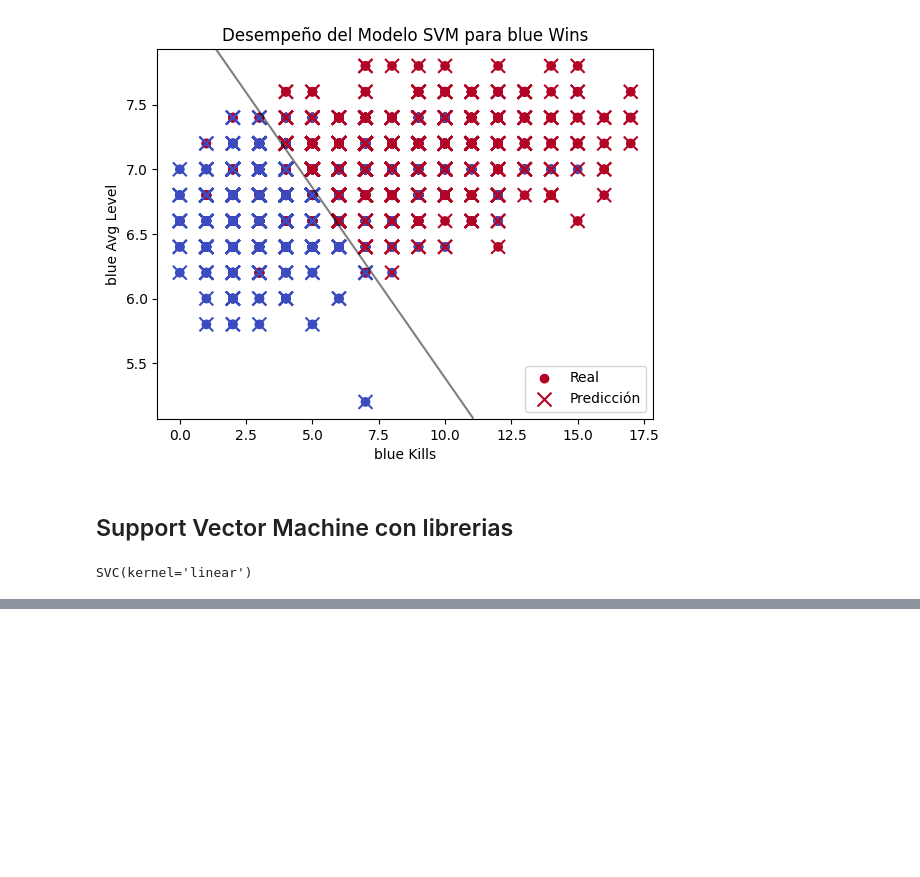
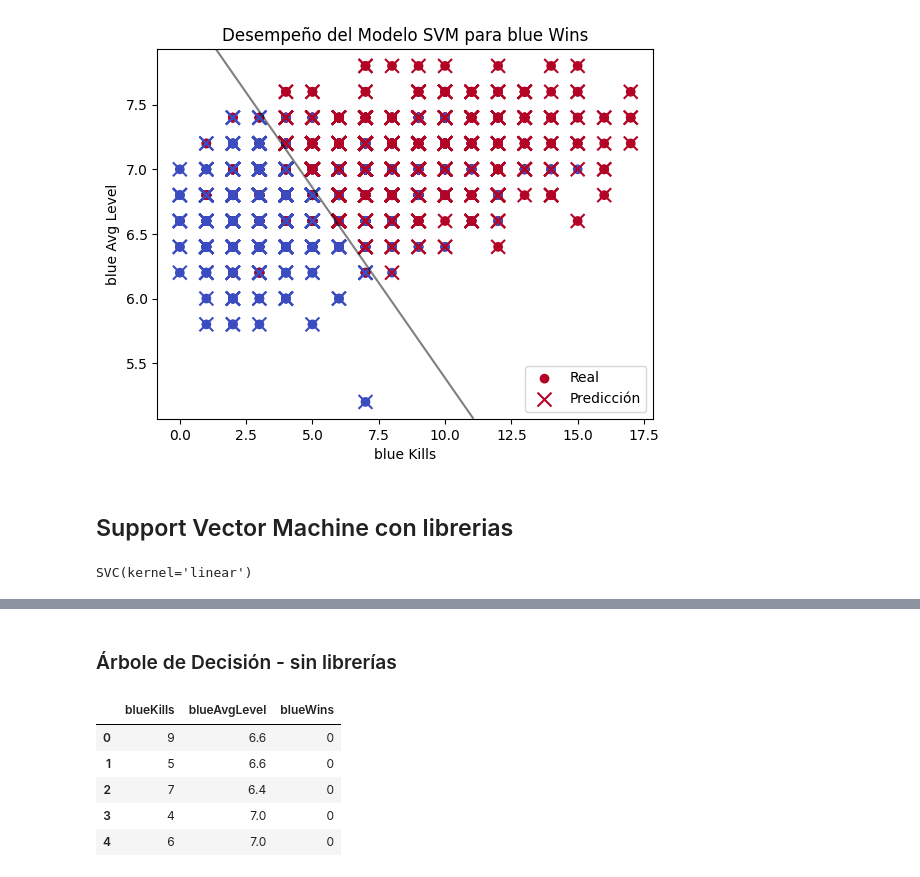
Before and after one commit to jazurdia/Lab02-IA, a Jupyter notebook: Lab02.ipynb, the cells around one changed output, grey strips where cells are left out. Saved outputs shown, nothing was run; the diff lists cells and outputs as text; code cells hidden in the pictures; blank space fills up the shorter version.

```diff
--- a/Lab02.ipynb
+++ b/Lab02.ipynb
@@ -1043,0 +741,2 @@ Index(['blueWardsPlaced', 'blueWardsDestroyed', 'blueFirstBlood', 'blueKills',
+# %% [markdown]
+### Árbole de Decisión - sin librerías
@@ -1043,0 +752,13 @@ Index(['blueWardsPlaced', 'blueWardsDestroyed', 'blueFirstBlood', 'blueKills',
+# %%
+dataset = pd.read_csv("league_of_lol.csv")
+
+# insert on a dataframe called pd the following columns: blueKills', 'blueAvgLevel', 'blueWins'
+pd = dataset[['blueKills', 'blueAvgLevel', 'blueWins']]
+pd.head()
+# %% [output]
+|  | blueKills | blueAvgLevel | blueWins |
+| 0 | 9 | 6.6 | 0 |
+| 1 | 5 | 6.6 | 0 |
+| 2 | 7 | 6.4 | 0 |
+| 3 | 4 | 7.0 | 0 |
+| 4 | 6 | 7.0 | 0 |
```
Also changed, not shown: parts of 36 cells of this notebook, 2 other files.
